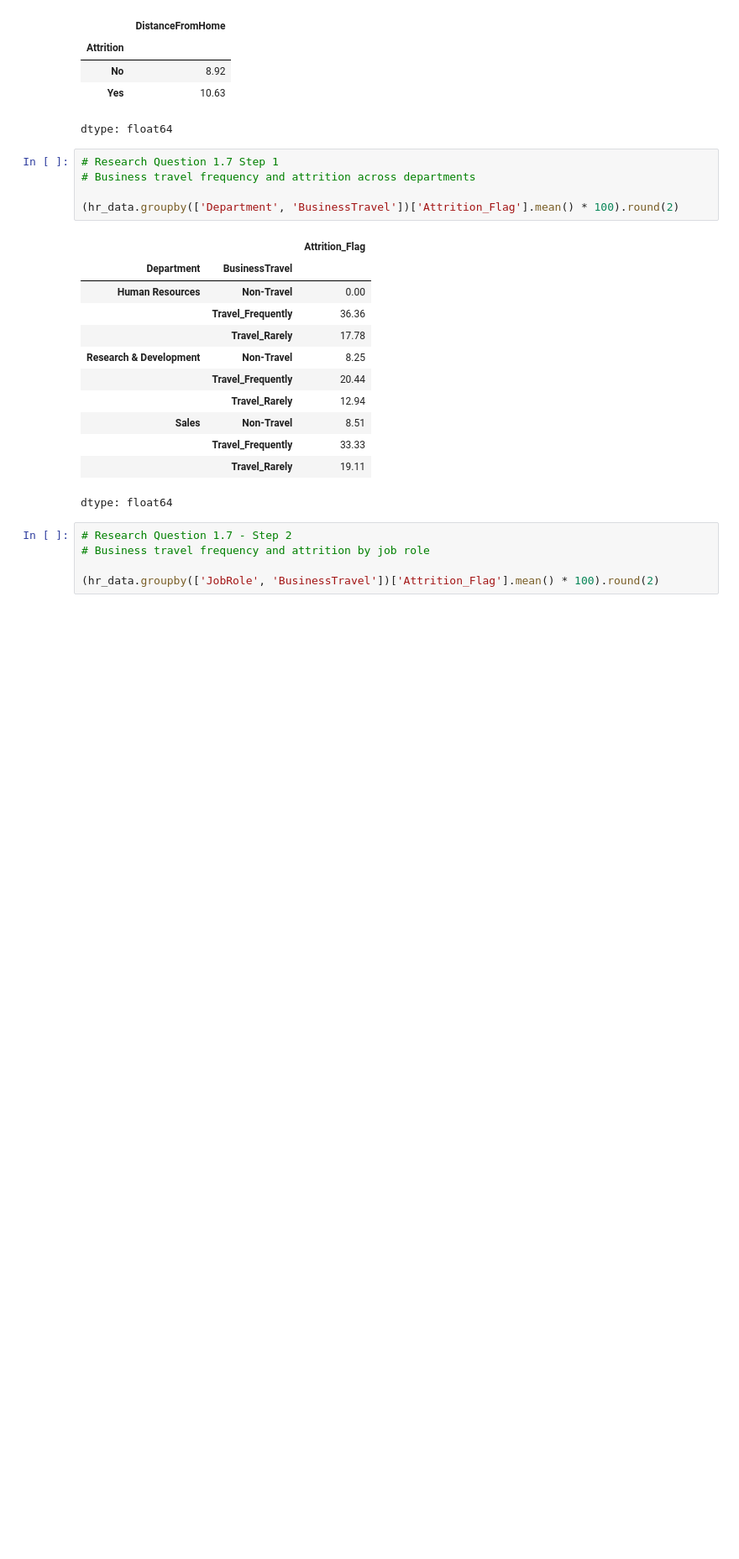
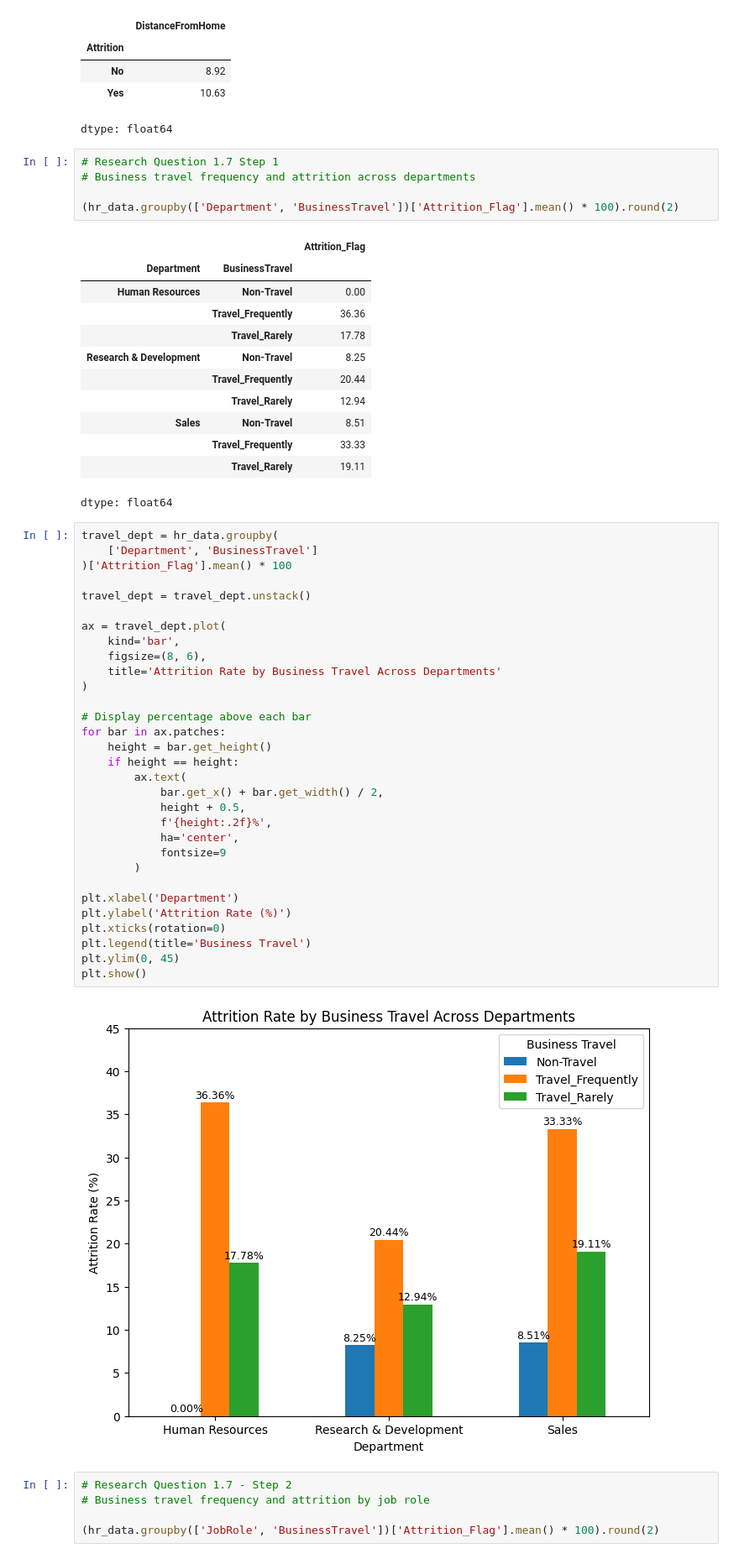
Before and after one commit to Jamieho1602/IBM-HR-Analytics-Overview, a Jupyter notebook: IBM_HR_Analytics.ipynb, the cells around one changed output. Shown at 84% size. Cells and saved outputs as stored; diff of their text form; blank space fills up the shorter version.

```diff
--- a/IBM_HR_Analytics.ipynb
+++ b/IBM_HR_Analytics.ipynb
@@ -523,6 +610,39 @@ dtype: float64
 |  | Travel_Frequently | 33.33 |
 |  | Travel_Rarely | 19.11 |
 dtype: float64
+# %%
+travel_dept = hr_data.groupby(
+    ['Department', 'BusinessTravel']
+)['Attrition_Flag'].mean() * 100
+
+travel_dept = travel_dept.unstack()
+
+ax = travel_dept.plot(
+    kind='bar',
+    figsize=(8, 6),
+    title='Attrition Rate by Business Travel Across Departments'
+)
+
+# Display percentage above each bar
+for bar in ax.patches:
+    height = bar.get_height()
+    if height == height:
+        ax.text(
+            bar.get_x() + bar.get_width() / 2,
+            height + 0.5,
+            f'{height:.2f}%',
+            ha='center',
+            fontsize=9
+        )
+
+plt.xlabel('Department')
+plt.ylabel('Attrition Rate (%)')
+plt.xticks(rotation=0)
+plt.legend(title='Business Travel')
+plt.ylim(0, 45)
+plt.show()
+# %% [output]
+[figure, added]
 # %%
 # Research Question 1.7 - Step 2
 # Business travel frequency and attrition by job role
```
Also changed, not shown: parts of 26 cells of this notebook.
